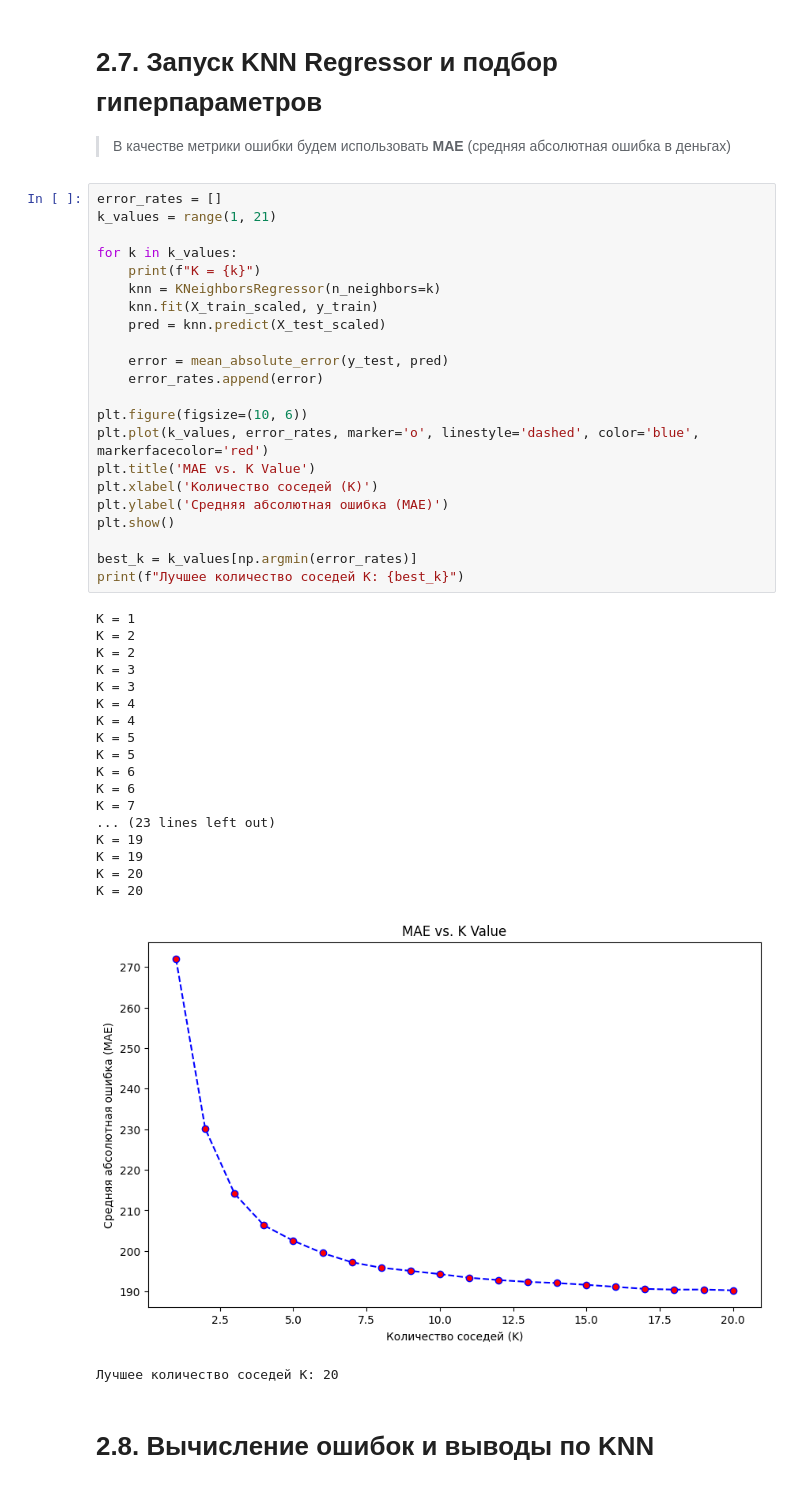
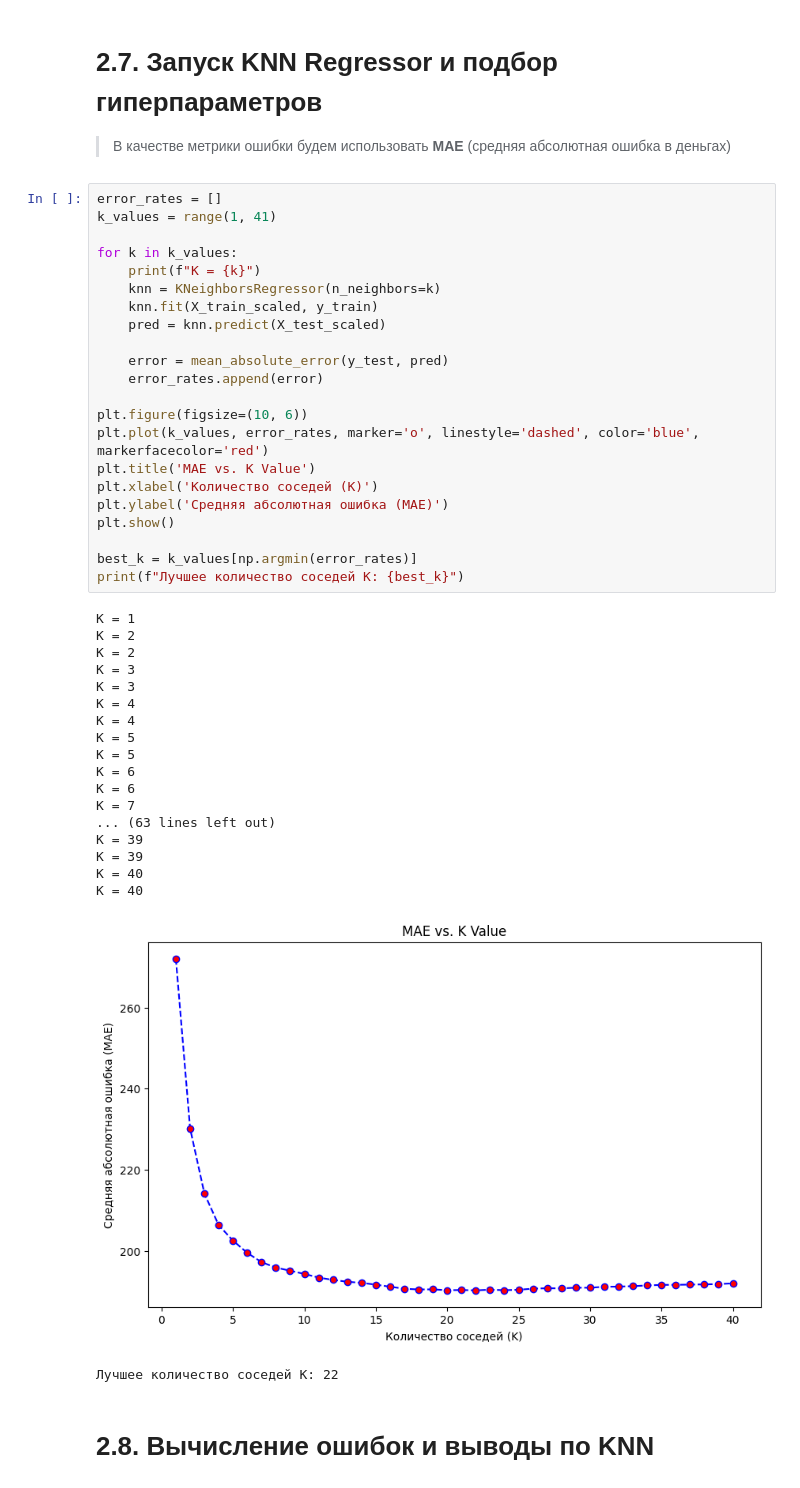
Before and after one commit to Sturmannn/ML-UNN-Mag_1, a Jupyter notebook: Lectures/ML_Homework_4_7.ipynb, the cells around one changed output. Drawn from its saved outputs; the diff is of its cells as text.

```diff
--- a/Lectures/ML_Homework_4_7.ipynb
+++ b/Lectures/ML_Homework_4_7.ipynb
@@ -235,46 +235,46 @@ Test shape: (20000, 31)
 > В качестве метрики ошибки будем использовать **MAE** (средняя абсолютная ошибка в деньгах)
 # %%
 error_rates = []
-k_values = range(1, 21)
+k_values = range(1, 41)
 
 for k in k_values:
     print(f"K = {k}")
     knn = KNeighborsRegressor(n_neighbors=k)
     knn.fit(X_train_scaled, y_train)
     pred = knn.predict(X_test_scaled)
 
     error = mean_absolute_error(y_test, pred)
     error_rates.append(error)
 
 plt.figure(figsize=(10, 6))
 plt.plot(k_values, error_rates, marker='o', linestyle='dashed', color='blue', markerfacecolor='red')
 plt.title('MAE vs. K Value')
 plt.xlabel('Количество соседей (K)')
 plt.ylabel('Средняя абсолютная ошибка (MAE)')
 plt.show()
 
 best_k = k_values[np.argmin(error_rates)]
 print(f"Лучшее количество соседей K: {best_k}")
 # %% [output]
 K = 1
 K = 2
 K = 2
 K = 3
 K = 3
 K = 4
 K = 4
 K = 5
 K = 5
 K = 6
 K = 6
 K = 7
-... (23 lines left out)
-K = 19
-K = 19
-K = 20
-K = 20
+... (63 lines left out)
+K = 39
+K = 39
+K = 40
+K = 40
-[figure, old version]
+[figure, new version]
-Лучшее количество соседей K: 20
+Лучшее количество соседей K: 22
 # %% [markdown]
 # 2.8. Вычисление ошибок и выводы по KNN <a name="hw4-knn-results"></a>
 # %%
```
Also changed, not shown: parts of 6 cells of this notebook, 1 other file.
